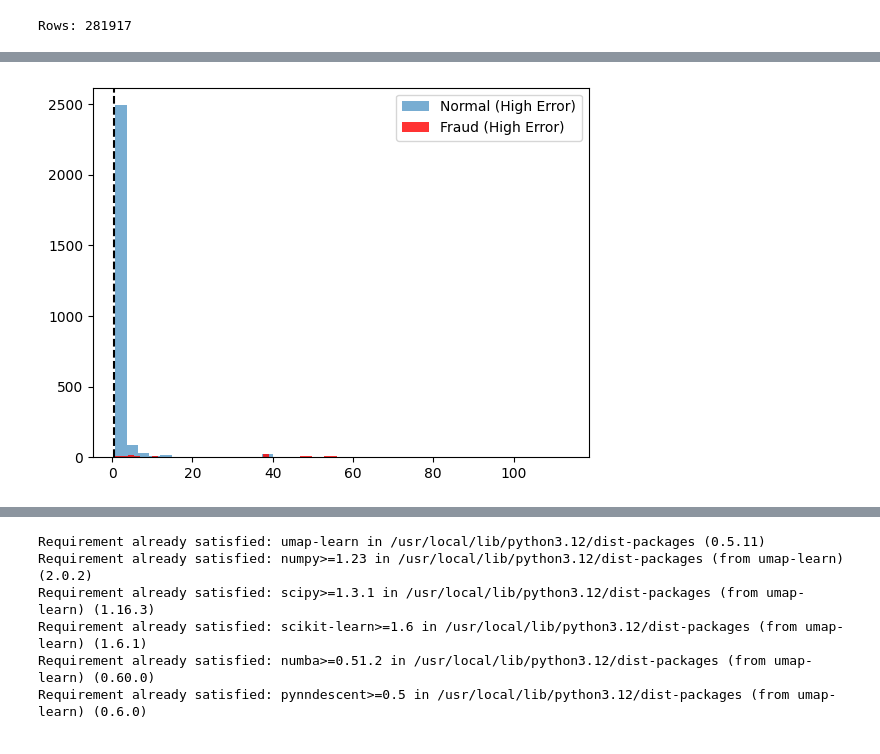
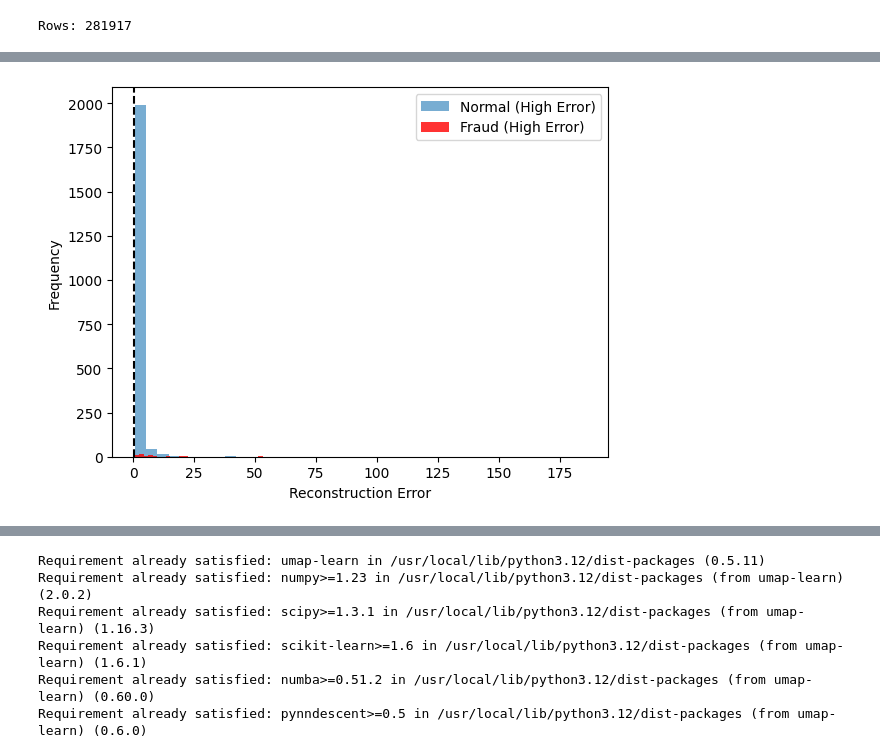
Before and after one commit to kanny789/ddo-data-dev, a Jupyter notebook: Credit_Card_Anomaly_Detection.ipynb, the cells around one changed output, grey strips where cells are left out. Cells and saved outputs as stored; diff of their text form; code cells hidden in the pictures.

```diff
--- a/Credit_Card_Anomaly_Detection.ipynb
+++ b/Credit_Card_Anomaly_Detection.ipynb
@@ -254,16 +300,24 @@ Epoch 38/50
 # %%
 import numpy as np
-recon = autoencoder.predict(X)
-mse = np.mean(np.square(X - recon), axis=1)
 
-# Choose threshold: e.g., 99.5th percentile
-threshold = np.percentile(mse, 83.61)
-anomaly_flags = mse > threshold
+# 1. Get reconstructions for the validation set
+recon = autoencoder.predict(X_val)
 
-# If labels exist, evaluate
+# 2. Compute reconstruction error
+errors = np.mean(np.square(X_val - recon), axis=1)
+
+# 3. Choose threshold (example: 90th percentile of validation errors)
+threshold = np.percentile(errors, 90)
+
+# 4. Flag anomalies
+anomaly_flags = errors > threshold
+
+# 5. Evaluate using validation labels
 from sklearn.metrics import precision_recall_curve, auc
-if y.sum() > 0:
-    precision, recall, _ = precision_recall_curve(y, mse)
-    auprc = auc(recall, precision)
-    print("AUPRC:", auprc)
+
+precision, recall, _ = precision_recall_curve(y_val, errors)
+auprc = auc(recall, precision)
+
+print("AUPRC:", auprc)
+print("Threshold:", threshold)
 # %% [output]
@@ -326,10 +381,18 @@ Mounted at /content/drive
 from sklearn.metrics import precision_recall_curve
 import numpy as np
 
+# Compute reconstruction errors on validation set
+recon = autoencoder.predict(X_val)
+errors = np.mean(np.square(X_val - recon), axis=1)
+
+# Compute precision-recall curve
 precision, recall, thresholds = precision_recall_curve(y_val, errors)
 
-f1_scores = 2 * precision * recall / (precision + recall)
-best_threshold = thresholds[np.argmax(f1_scores)]
+# Compute F1 scores (avoid division by zero)
+f1_scores = 2 * precision * recall / (precision + recall + 1e-9)
+
+# Note: thresholds has length = len(f1_scores) - 1
+best_threshold = thresholds[np.argmax(f1_scores[:-1])]
 
 print("Best threshold:", best_threshold)
 # %% [output]
@@ -341,14 +405,18 @@ print(errors.min(), errors.max())
 # %%
+import matplotlib.pyplot as plt
+import numpy as np
 cut = np.percentile(errors, 95)
 mask = errors > cut
 
 plt.hist(errors[mask & (y_val==0)], bins=40, alpha=0.6, label="Normal (High Error)")
 plt.hist(errors[mask & (y_val==1)], bins=40, alpha=0.8, label="Fraud (High Error)", color="red")
 plt.axvline(threshold, color='black', linestyle='--')
+plt.xlabel("Reconstruction Error")
+plt.ylabel("Frequency")
 plt.legend()
 plt.show()
 # %% [output]
-[figure, old version]
+[figure, new version]
 # %%
 from tensorflow.keras.models import Model
 
```
Also changed, not shown: parts of 26 cells of this notebook.
